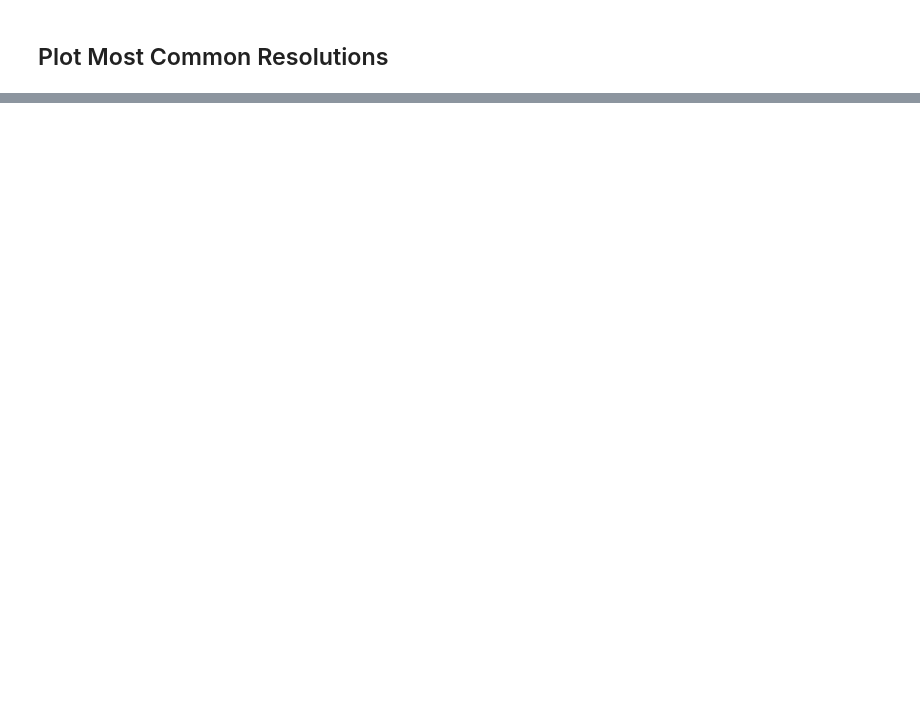
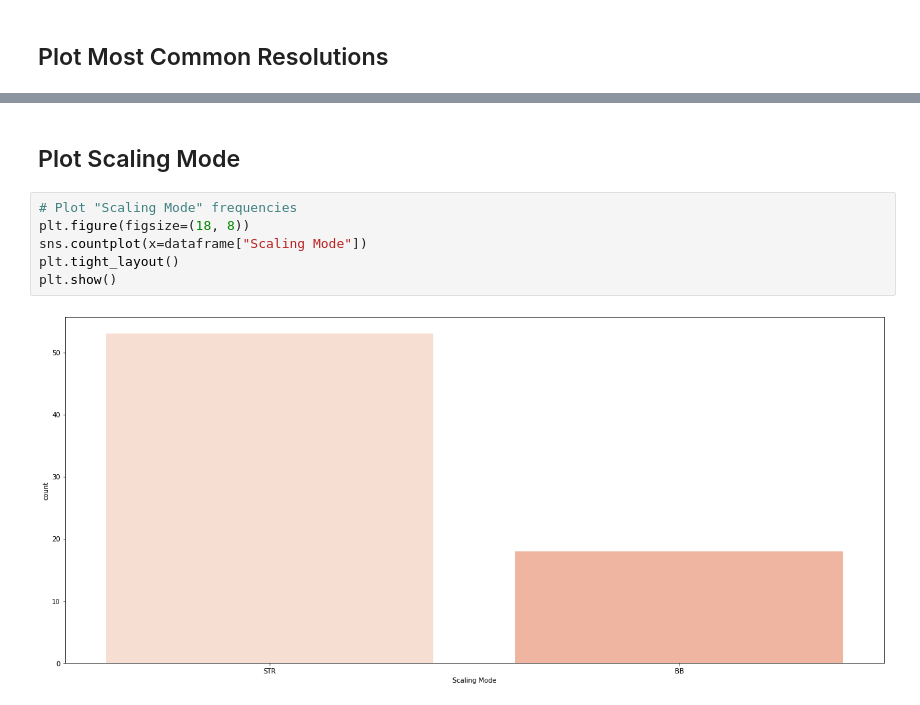
Before and after one commit to Walks2K/ProSettings-CSGO, a Jupyter notebook: ProSettings CSGO Data.ipynb, the cells around one changed output, grey strips where cells are left out. Cells and saved outputs as stored; diff of their text form; blank space fills up the shorter version.

```diff
--- a/ProSettings CSGO Data.ipynb
+++ b/ProSettings CSGO Data.ipynb
@@ -167,0 +115,10 @@ plt.show()
+# %% [markdown]
+## Plot Scaling Mode
+# %%
+# Plot "Scaling Mode" frequencies
+plt.figure(figsize=(18, 8))
+sns.countplot(x=dataframe["Scaling Mode"])
+plt.tight_layout()
+plt.show()
+# %% [output]
+[figure, added]
```
Also changed, not shown: parts of 13 cells of this notebook.
